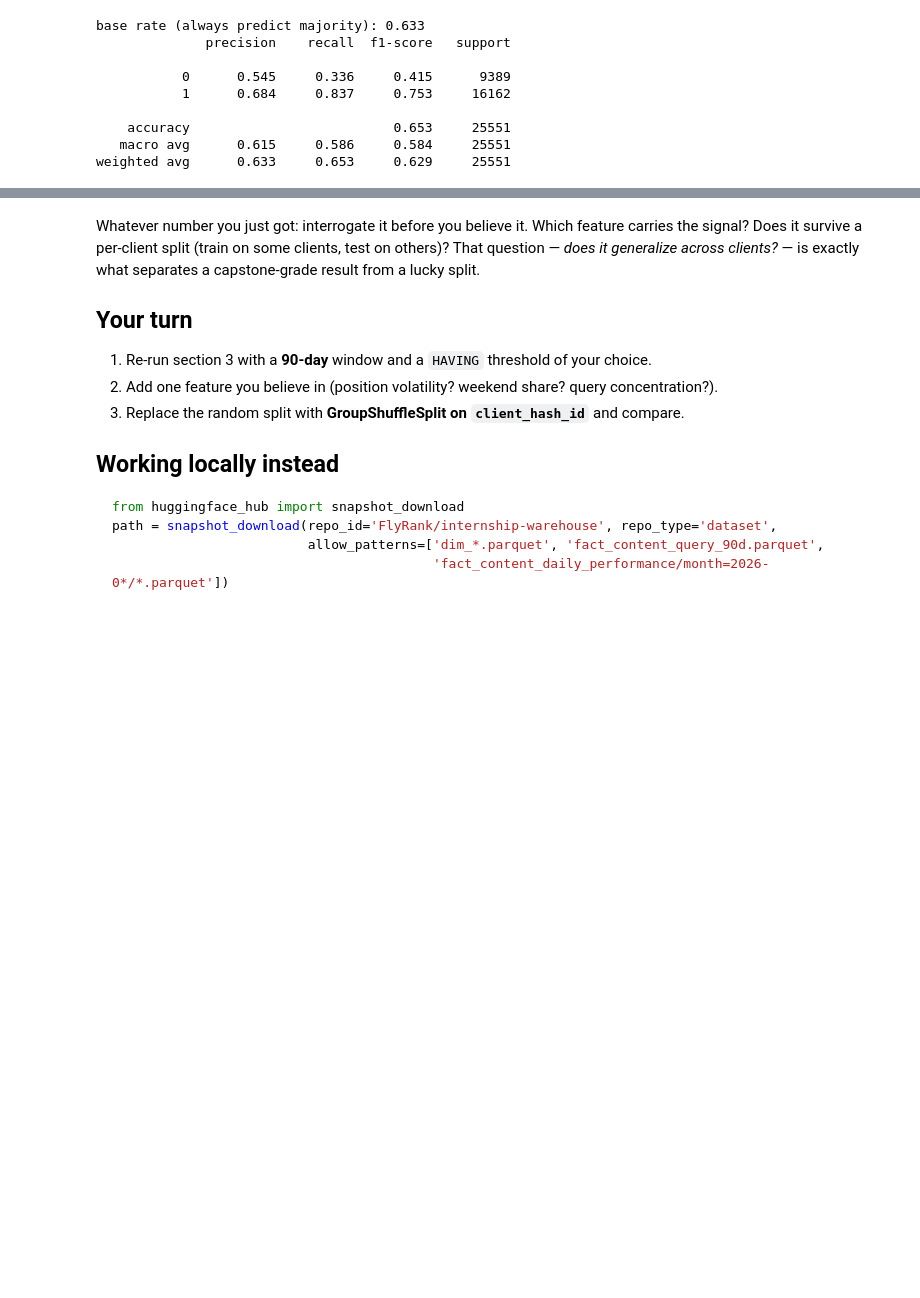
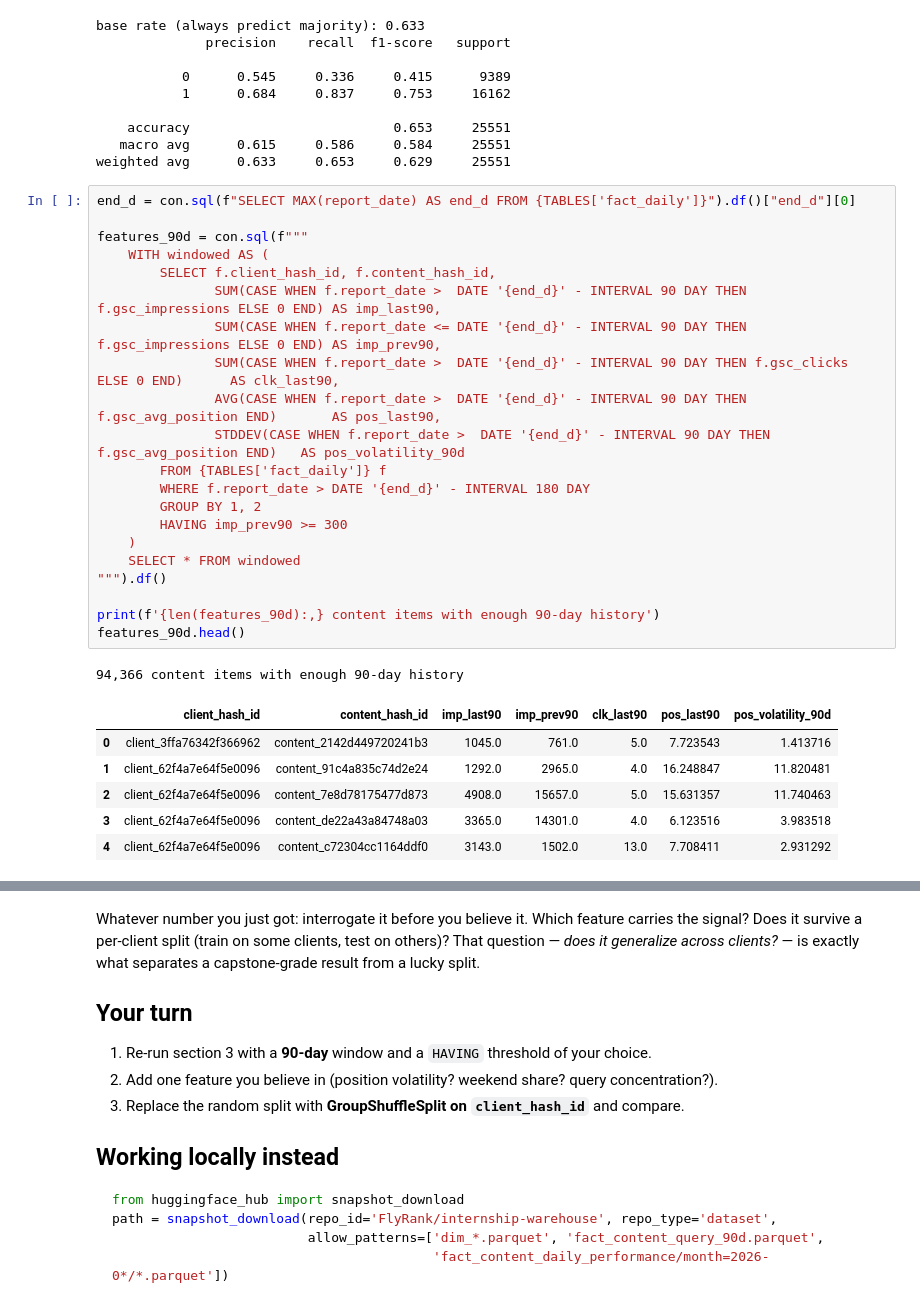
Before and after one commit to Pranajit04/Machine-Learning-Flyrank, a Jupyter notebook: notebooks/03_working_with_the_full_release.ipynb, the cells around one changed output, grey strips where cells are left out. Cells and saved outputs as stored; diff of their text form; blank space fills up the shorter version.

```diff
--- a/notebooks/03_working_with_the_full_release.ipynb
+++ b/notebooks/03_working_with_the_full_release.ipynb
@@ -199,3 +199,32 @@ base rate (always predict majority): 0.633
     accuracy                          0.653     25551
    macro avg      0.615     0.586     0.584     25551
 weighted avg      0.633     0.653     0.629     25551
+# %%
+end_d = con.sql(f"SELECT MAX(report_date) AS end_d FROM {TABLES['fact_daily']}").df()["end_d"][0]
+
+features_90d = con.sql(f"""
+    WITH windowed AS (
+        SELECT f.client_hash_id, f.content_hash_id,
+               SUM(CASE WHEN f.report_date >  DATE '{end_d}' - INTERVAL 90 DAY THEN f.gsc_impressions ELSE 0 END) AS imp_last90,
+               SUM(CASE WHEN f.report_date <= DATE '{end_d}' - INTERVAL 90 DAY THEN f.gsc_impressions ELSE 0 END) AS imp_prev90,
+               SUM(CASE WHEN f.report_date >  DATE '{end_d}' - INTERVAL 90 DAY THEN f.gsc_clicks ELSE 0 END)      AS clk_last90,
+               AVG(CASE WHEN f.report_date >  DATE '{end_d}' - INTERVAL 90 DAY THEN f.gsc_avg_position END)       AS pos_last90,
+               STDDEV(CASE WHEN f.report_date >  DATE '{end_d}' - INTERVAL 90 DAY THEN f.gsc_avg_position END)   AS pos_volatility_90d
+        FROM {TABLES['fact_daily']} f
+        WHERE f.report_date > DATE '{end_d}' - INTERVAL 180 DAY
+        GROUP BY 1, 2
+        HAVING imp_prev90 >= 300
+    )
+    SELECT * FROM windowed
+""").df()
+
+print(f'{len(features_90d):,} content items with enough 90-day history')
+features_90d.head()
+# %% [output]
+94,366 content items with enough 90-day history
+|  | client_hash_id | content_hash_id | imp_last90 | imp_prev90 | clk_last90 | pos_last90 | pos_volatility_90d |
+| 0 | client_3ffa76342f366962 | content_2142d449720241b3 | 1045.0 | 761.0 | 5.0 | 7.723543 | 1.413716 |
+| 1 | client_62f4a7e64f5e0096 | content_91c4a835c74d2e24 | 1292.0 | 2965.0 | 4.0 | 16.248847 | 11.820481 |
+| 2 | client_62f4a7e64f5e0096 | content_7e8d78175477d873 | 4908.0 | 15657.0 | 5.0 | 15.631357 | 11.740463 |
+| 3 | client_62f4a7e64f5e0096 | content_de22a43a84748a03 | 3365.0 | 14301.0 | 4.0 | 6.123516 | 3.983518 |
+| 4 | client_62f4a7e64f5e0096 | content_c72304cc1164ddf0 | 3143.0 | 1502.0 | 13.0 | 7.708411 | 2.931292 |
```
Also changed, not shown: parts of 4 cells of this notebook.
